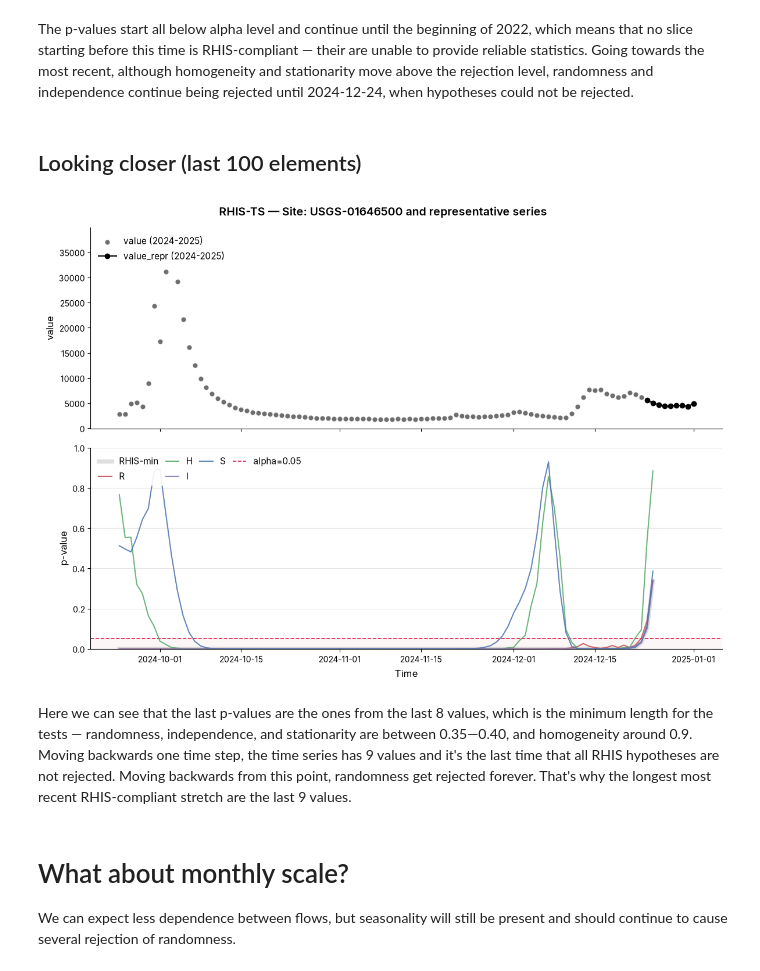
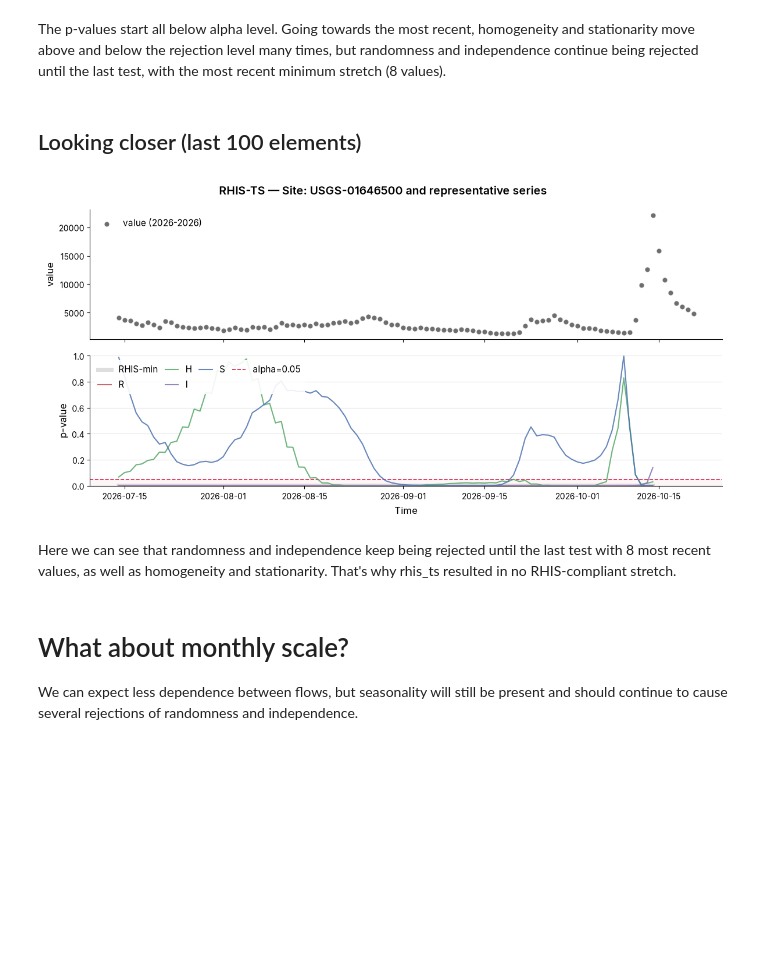
Before and after one commit to MCoelho222/time-series, a Jupyter notebook: example_notebooks/usgs.ipynb, the cells around one changed output. Cells and saved outputs as stored; diff of their text form; code cells hidden in the pictures; blank space fills up the shorter version.

```diff
--- a/example_notebooks/usgs.ipynb
+++ b/example_notebooks/usgs.ipynb
@@ -14,12 +31,8 @@ from plotting import plot_rhis_evolution # Helper function to plot the represent
 df, metadata = waterdata.get_daily(
     monitoring_location_id="USGS-01646500",
     parameter_code="00060",  # Discharge
-    time="1925-01-01/2025-01-01",
+    time="1930-01-01/2026-10-28",
 )
 
-print(f"Retrieved {len(df)} records")
-print(f"Site: {df['monitoring_location_id'].iloc[0]}")
-print(f"Mean discharge: {df['value'].mean():.2f} {df['unit_of_measure'].iloc[0]}")
-
 df.info()
 # %% [output]
@@ -42,2 +57,6 @@ Data columns (total 12 columns):
 dtypes: datetime64[us, UTC](1), datetime64[us](1), float64(1), geometry(1), object(1), str(7)
 memory usage: 3.2+ MB
+# %%
+df = df.set_index('time') # Set time as the dataframe index, so Rhis doesn't treat it as data to be analyzed
+target_df = df[['value']].rename(columns={'value': 'flow'}).copy()
+target_df.info()
@@ -54,3 +82,0 @@ df.plot(
-# %%
-df = df.set_index('time') # Set time as the dataframe index, so Rhis doesn't treat it as data to be analyzed
-df = df[['value']]
@@ -59,5 +251,5 @@ df = df[['value']]
 # %%
-rhis = Rhis(df)
+rhis = Rhis(target_df)
 repr_idxs = rhis.get_repr_idxs() # Get the indexes that define the most recent RHIS-compliant stretch. It doesn't save the p-values
 
 print(repr_idxs)
@@ -101,25 +291,24 @@ plot_rhis_evolution(
 # %% [markdown]
-The p-values start all below alpha level and continue until the beginning of 2022, which means that no slice starting before this time is RHIS-compliant — their are unable to provide reliable statistics. Going towards the most recent, although homogeneity and stationarity move above the rejection level, randomness and independence continue being rejected until 2024-12-24, when hypotheses could not be rejected.
+The p-values start all below alpha level. Going towards the most recent, homogeneity and stationarity move above and below the rejection level many times, but randomness and independence continue being rejected until the last test, with the most recent minimum stretch (8 values).
 # %% [markdown]
 ## Looking closer (last 100 elements)
 # %%
-back_incr = 91
 plot_rhis_evolution(
-    rhis.numeric_orig_df.iloc[start - back_incr:stop],
-    rhis_df.iloc[start - back_incr:stop], 0.05,
-    show_repr=True,
+    rhis.numeric_orig_df.iloc[len(df) - 100:],
+    rhis_df.iloc[len(df) - 100:], 0.05,
+    show_repr=False,
     save=False,
-    repr_df=repr_df.iloc[start - back_incr:stop],
+    repr_df=None,
     figtitle='RHIS-TS — Site: USGS-01646500 and representative series',
     savename='USGS-01646500',
-    figsize=(12, 8.5)
+    figsize=(12, 6)
     )
 # %% [output]
-[figure, old version]
+[figure, new version]
 # %% [markdown]
-Here we can see that the last p-values are the ones from the last 8 values, which is the minimum length for the tests — randomness, independence, and stationarity are between 0.35—0.40, and homogeneity around 0.9. Moving backwards one time step, the time series has 9 values and it's the last time that all RHIS hypotheses are not rejected. Moving backwards from this point, randomness get rejected forever. That's why the longest most recent RHIS-compliant stretch are the last 9 values.
+Here we can see that randomness and independence keep being rejected until the last test with 8 most recent values, as well as homogeneity and stationarity. That's why rhis_ts resulted in no RHIS-compliant stretch.
 # %% [markdown]
 # What about monthly scale?
 
-We can expect less dependence between flows, but seasonality will still be present and should continue to cause several rejection of randomness.
+We can expect less dependence between flows, but seasonality will still be present and should continue to cause several rejections of randomness and independence.
 # %%
```
Also changed, not shown: parts of 49 cells of this notebook, 1 other file.
